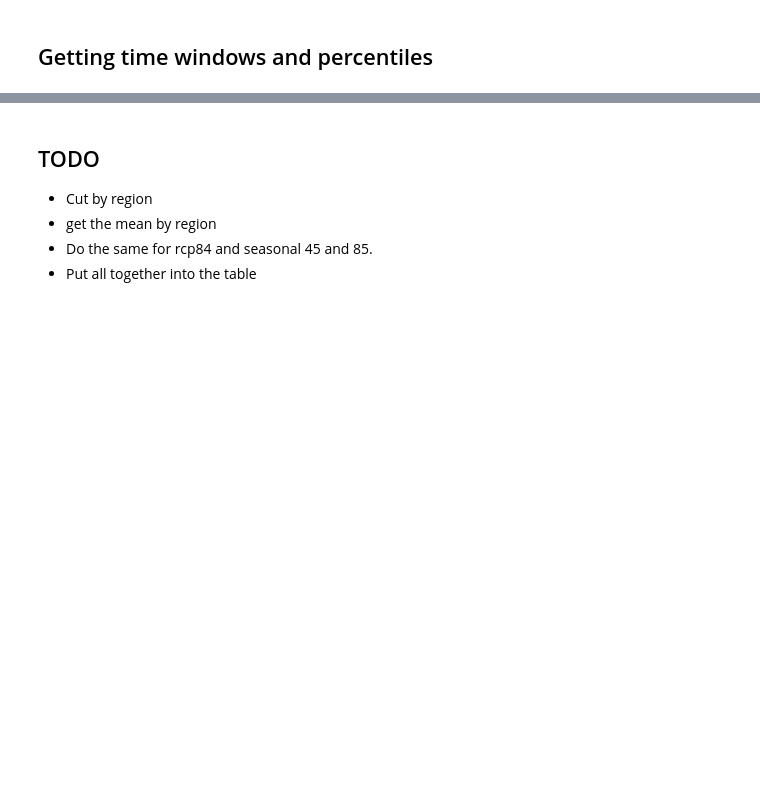
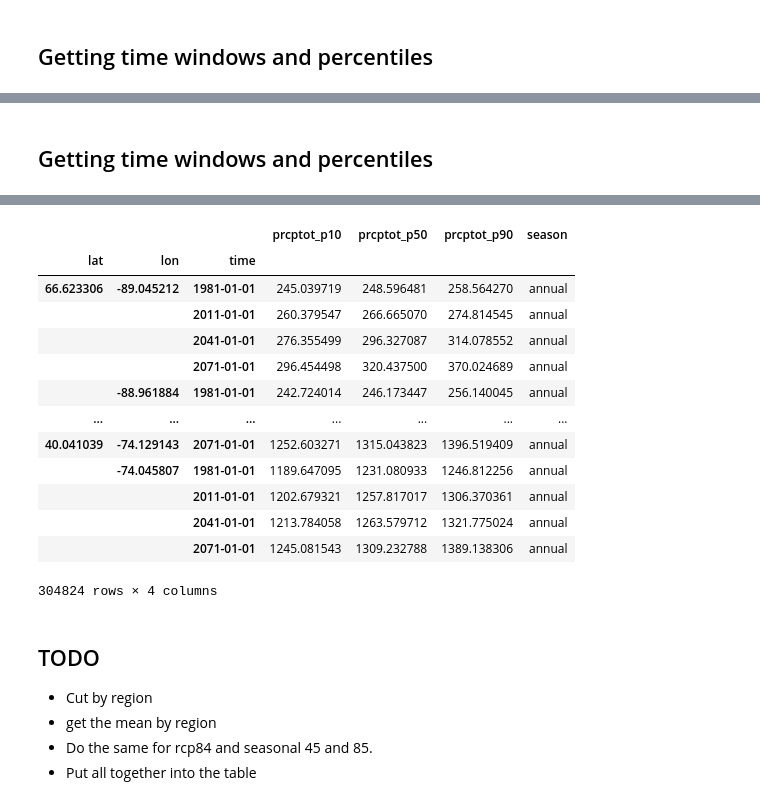
Before and after one commit to Ouranosinc/PortraitsClimMFFP, a Jupyter notebook: Data Processing Jupyter Notebooks/Tables CSV 8 variables all regions.ipynb, the cells around one changed output, grey strips where cells are left out. Cells and saved outputs as stored; diff of their text form; code cells hidden in the pictures; blank space fills up the shorter version.

```diff
--- a/Data Processing Jupyter Notebooks/Tables CSV 8 variables all regions.ipynb
+++ b/Data Processing Jupyter Notebooks/Tables CSV 8 variables all regions.ipynb
@@ -87,0 +92,22 @@ listdf45p = [df45T1980, df45T2041, df45T2071 ]
+# %% [markdown]
+## Getting time windows and percentiles
+# %%
+#for (file, percentile, season) in ((files45, 45, "annual"), (files85, 85, "annual"),
+#                                  (filesSeas45, 45, )):
+# Table
+# Mapping data - 30 year means
+tmp1 = dsEns85.sel(time=(dsEns85.time.dt.year>=1981))
+window = 30
+time1 = tmp1.time[0::window]
+# 30 y means
+ds30yavgTable = tmp1.coarsen(time=window).mean()
+ds30yavgTable['time'] = time1
+# spatial mean
+perc30yavgTable85 = ens.ensemble_percentiles(ds30yavgTable)
+#perc30yavgTable
+
+%time dfperT85 = perc30yavgTable85.drop('realization').to_dataframe().dropna()
+dfperT85['season'] = "annual"
+
+dfperT85
+# %% [output]
@@ -88,3 +116,17 @@ listdf45p = [df45T1980, df45T2041, df45T2071 ]
+|  |  |  | prcptot_p10 | prcptot_p50 | prcptot_p90 | season |
+| lat | lon | time |  |  |  |  |
+| 66.623306 | -89.045212 | 1981-01-01 | 245.039719 | 248.596481 | 258.564270 | annual |
+|  |  | 2011-01-01 | 260.379547 | 266.665070 | 274.814545 | annual |
+|  |  | 2041-01-01 | 276.355499 | 296.327087 | 314.078552 | annual |
+|  |  | 2071-01-01 | 296.454498 | 320.437500 | 370.024689 | annual |
+|  | -88.961884 | 1981-01-01 | 242.724014 | 246.173447 | 256.140045 | annual |
+| ... | ... | ... | ... | ... | ... | ... |
+| 40.041039 | -74.129143 | 2071-01-01 | 1252.603271 | 1315.043823 | 1396.519409 | annual |
+|  | -74.045807 | 1981-01-01 | 1189.647095 | 1231.080933 | 1246.812256 | annual |
+|  |  | 2011-01-01 | 1202.679321 | 1257.817017 | 1306.370361 | annual |
+|  |  | 2041-01-01 | 1213.784058 | 1263.579712 | 1321.775024 | annual |
+|  |  | 2071-01-01 | 1245.081543 | 1309.232788 | 1389.138306 | annual |
+304824 rows × 4 columns
 # %% [markdown]
 ## TODO
 - Cut by region
```
Also changed, not shown: parts of 52 cells of this notebook.
